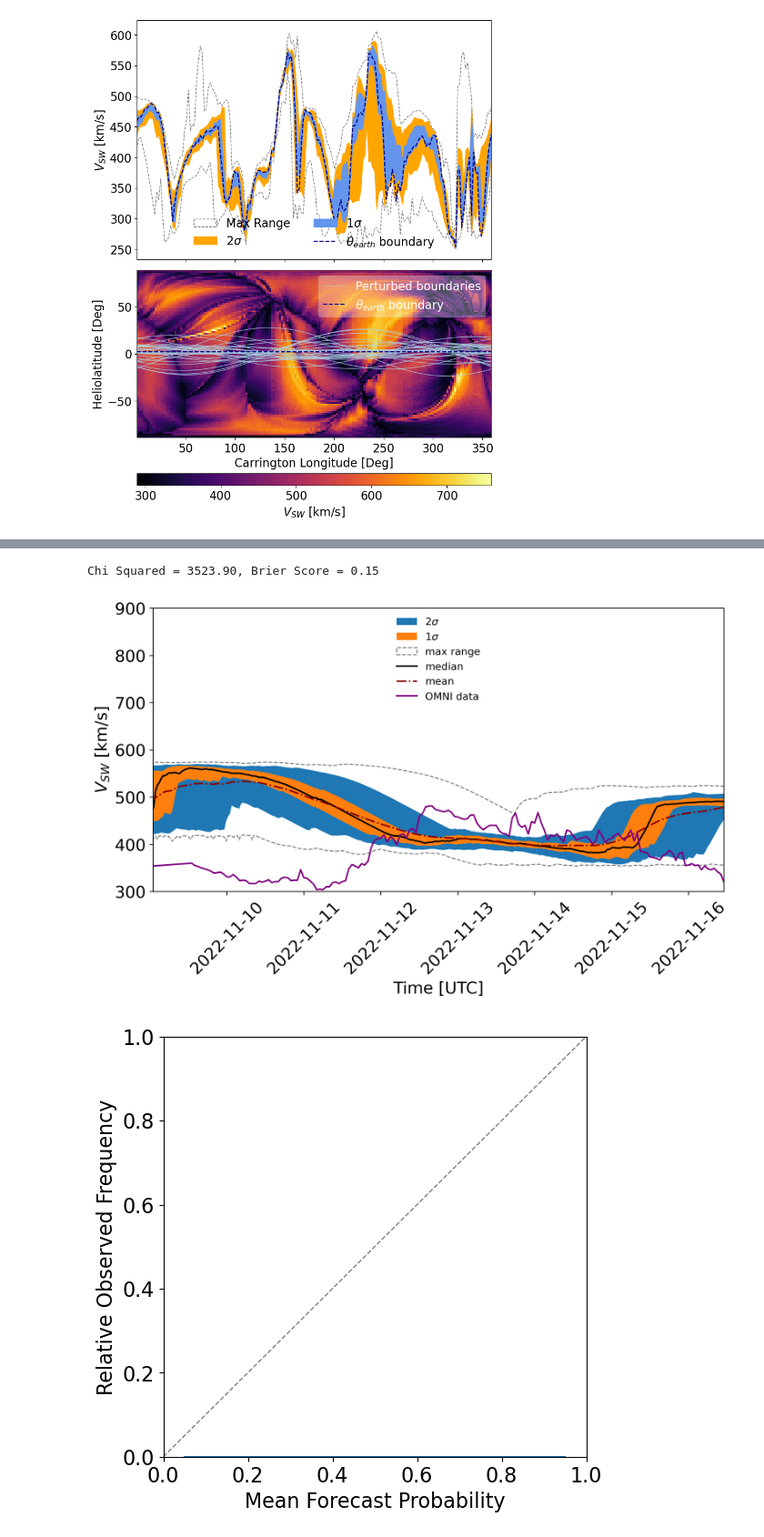
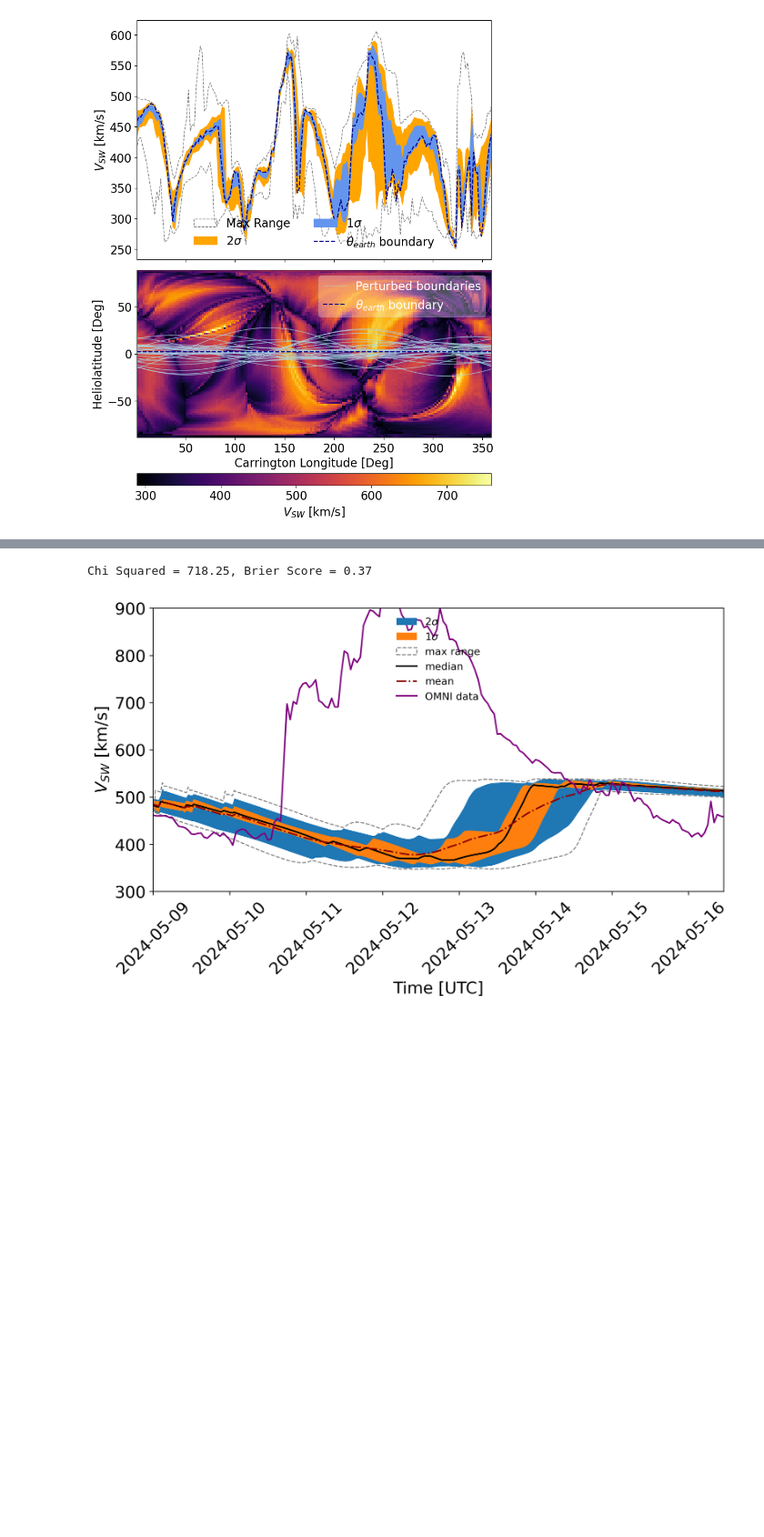
Before and after one commit to NathanielInatimi/WSA_calibration, a Jupyter notebook: code/WSA_calibration_sketch.ipynb, the cells around one changed output, grey strips where cells are left out. Shown at 91% size. Saved outputs shown, nothing was run; the diff lists cells and outputs as text; code cells hidden in the pictures; blank space fills up the shorter version.

Commit message:
beginning implementing pipeline for splitting ensemble forecasts into different sets by lead time

```diff
--- a/code/WSA_calibration_sketch.ipynb
+++ b/code/WSA_calibration_sketch.ipynb
@@ -801,26 +904,31 @@ omni_data = pd.read_hdf(omni_data_dir + 'omni_1hour.h5')
 omni_data = omni_data.set_index('datetime')
 omni_data = omni_data.dropna(subset = ['V']) # Remove rows with NaN values
 # %%
-date_string = wsa_date_from_string(wsa_fnames[0])
-year = int(date_string[0:4])
-month = int(date_string[5:7])
-day = int(date_string[8:])
+filename = wsa_fnames[7]
+date_string = wsa_date_from_string(file_string=filename)
 
-forecast_time = datetime.datetime(year, month, day, 12, 00, 0)
+# Define regular expression pattern to extract the date
+pattern = r'%2F(\d{4})%2F(\d{1,2})%2F(\d{1,2})%2F'
+# Search for the pattern in the file string
+
+match = re.search(pattern, filename)
+year, month, day = match.groups()
+
+forecast_time = datetime.datetime(int(year), int(month), int(day), 12, 00, 0)
 random_seed = int(forecast_time.strftime("%y%m%d%H%M"))
 rng = np.random.default_rng() # Initialise random number generator
 
 #test params
-ensemble_size = 100
-sigma_latitude = 20 # degrees
+ensemble_size = 10
+sigma_latitude = 10 # degrees
 sigma_longitude = 10 # degrees
 forecast_window = 10 * u.day
 r_min = 21.5*u.solRad
 
 # params formatted as a tuple to feed to ensemble gen function
-params = (wsa_fnames[0], ensemble_size, sigma_latitude, forecast_window, r_min)
+params = (filename, ensemble_size, sigma_latitude, forecast_window, r_min)
 
-
+# read in ensemble members
 test_ens_members = read_ens_cdf(date_string=date_string, sigma_latitude=params[2], ensemble_size=params[1], coronal_model='wsa')
 
 longitudinal_displacement = rng.normal(loc = 0, scale = np.radians(sigma_longitude), size = ensemble_size)
@@ -837,49 +945,51 @@ statistics_df = generate_ensemble_statistics(ensemble_members=lp_test_ens_member
 data_chunk = omni_data.loc[lp_test_ens_members[0].index[0]:lp_test_ens_members[0].index[-1]]
 data_chunk = data_chunk.dropna(subset = ['V']) # Remove rows with NaN values
 
+# Resampling ensemble members onto OMNI datastep
 resampled_ens = []
-
 for ens in lp_test_ens_members:
     res_ens = interpolate_and_resample(observed_data=data_chunk['V'], forecast_series=ens)
-    resampled_ens.append(res_ens)
+    resampled_ens.append(pd.DataFrame({'vsw':res_ens}, index = data_chunk.index))
 
 # rank histogram + chi squared
 ranked_forecast = gen_ranked_ensemble(ensemble_members=lp_test_ens_members, observed_data=omni_data)
-chi_sq = calculate_rank_chi_square(ensemble_size=50, ranked_forecasts=ranked_forecast)
+chi_sq = calculate_rank_chi_square(ensemble_size=ensemble_size, ranked_forecasts=ranked_forecast)
+
+# converting dataframes to arrays for ease of evaluation functions
+resampled_ens_arr = [ens.to_numpy().reshape(-1) for ens in resampled_ens]
 
 # reliability diagram
-mean_prob, obs_rel_freq, obs_err = compute_calibration_curve_and_errors(ensemble_members=resampled_ens, event_threshold=550, ensemble_size=50, observed_data=data_chunk, num_bins=10)
-
+mean_prob, obs_rel_freq, obs_err = compute_calibration_curve_and_errors(ensemble_members=resampled_ens_arr, event_threshold=550, ensemble_size=50, observed_data=data_chunk, num_bins=10)
 # brier score + ROC curve
-brier_score = ensemble_brier_score(ensemble_members=resampled_ens, observed_data=data_chunk['V'], event_threshold=550, ensemble_size=50)
+brier_score = ensemble_brier_score(ensemble_members=resampled_ens_arr, observed_data=data_chunk['V'], event_threshold=550, ensemble_size=50)
+roc_curve = generate_roc_curve_from_ensemble(ensemble_members=resampled_ens_arr, observed_data=data_chunk['V'], threshold_range=(300,800), threshold_num=10, probability_threshold=0.7)
 
 print(f'Chi Squared = {chi_sq:.2f}, Brier Score = {brier_score:.2f}')
 
 plt.figure(dpi = 300, figsize = (10,5))
 plt.fill_between(statistics_df.index, statistics_df['2s_lower_percentile'], statistics_df['2s_upper_percentile'], label = r'2$\sigma$' )
 plt.fill_between(statistics_df.index, statistics_df['1s_lower_percentile'], statistics_df['1s_upper_percentile'], label = r'1$\sigma$')
 plt.fill_between(statistics_df.index[1:-1], statistics_df['min'][1:-1], statistics_df['max'][1:-1], facecolor = 'none', edgecolor = 'grey', linestyle = '--', label = 'max range' )
 plt.plot(statistics_df.index, statistics_df['median'], color = 'black', label = 'median')
 plt.plot(statistics_df.index, statistics_df['mean'], color = 'darkred', linestyle = '-.', label = 'mean')
 plt.plot(data_chunk['V'], color = 'purple', label = 'OMNI data')
 plt.legend(frameon = False, fontsize = 'medium', loc = 'upper center')
 plt.xlabel('Time [UTC]')
 plt.ylabel(r'$V_{SW}$ [km/s]')
 plt.xticks(rotation = 45)
 plt.ylim(300,900)
 plt.xlim(data_chunk.index[0], data_chunk.index[-60])
 plt.show()
 
 
-plt.figure(figsize=(6,6))
-plt.errorbar(mean_prob, obs_rel_freq, yerr=obs_err)
-plt.plot([0,1], [0,1],lw = 1, color = 'grey', linestyle ='--')
-plt.xlim(0,1)
-plt.ylim(0,1)
-plt.xlabel('Mean Forecast Probability')
-plt.ylabel('Relative Observed Frequency')
-plt.show()
+# plt.figure(figsize=(6,6))
+# plt.errorbar(mean_prob, obs_rel_freq, yerr=obs_err)
+# plt.plot([0,1], [0,1],lw = 1, color = 'grey', linestyle ='--')
+# plt.xlim(0,1)
+# plt.ylim(0,1)
+# plt.xlabel('Mean Forecast Probability')
+# plt.ylabel('Relative Observed Frequency')
+# plt.show()
 # %% [output]
-Chi Squared = 3523.90, Brier Score = 0.15
+Chi Squared = 718.25, Brier Score = 0.37
-[figure, old version]
+[figure, new version]
-[figure, removed]
```
Also changed, not shown: parts of 12 cells of this notebook, 1 other file.
